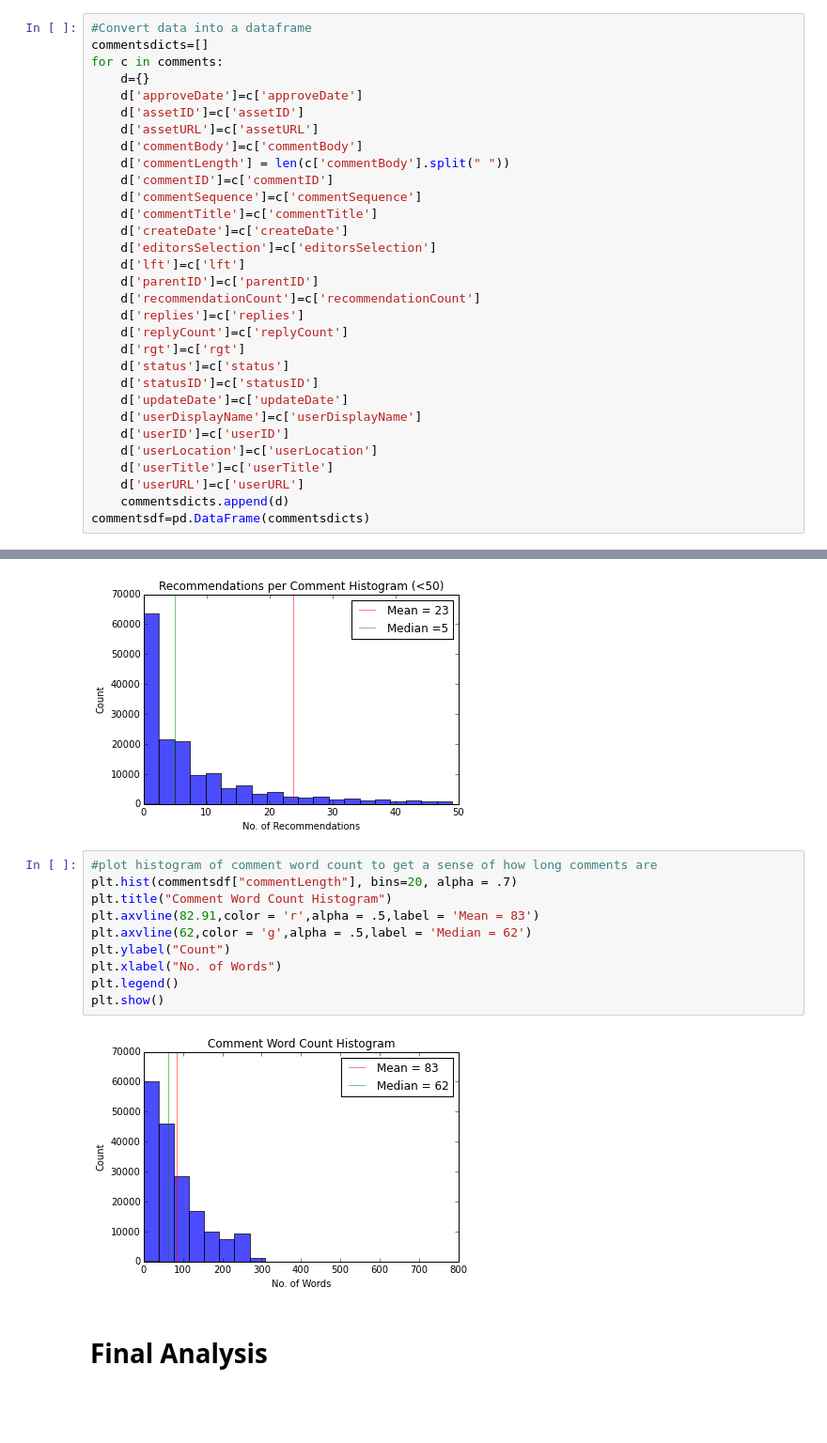
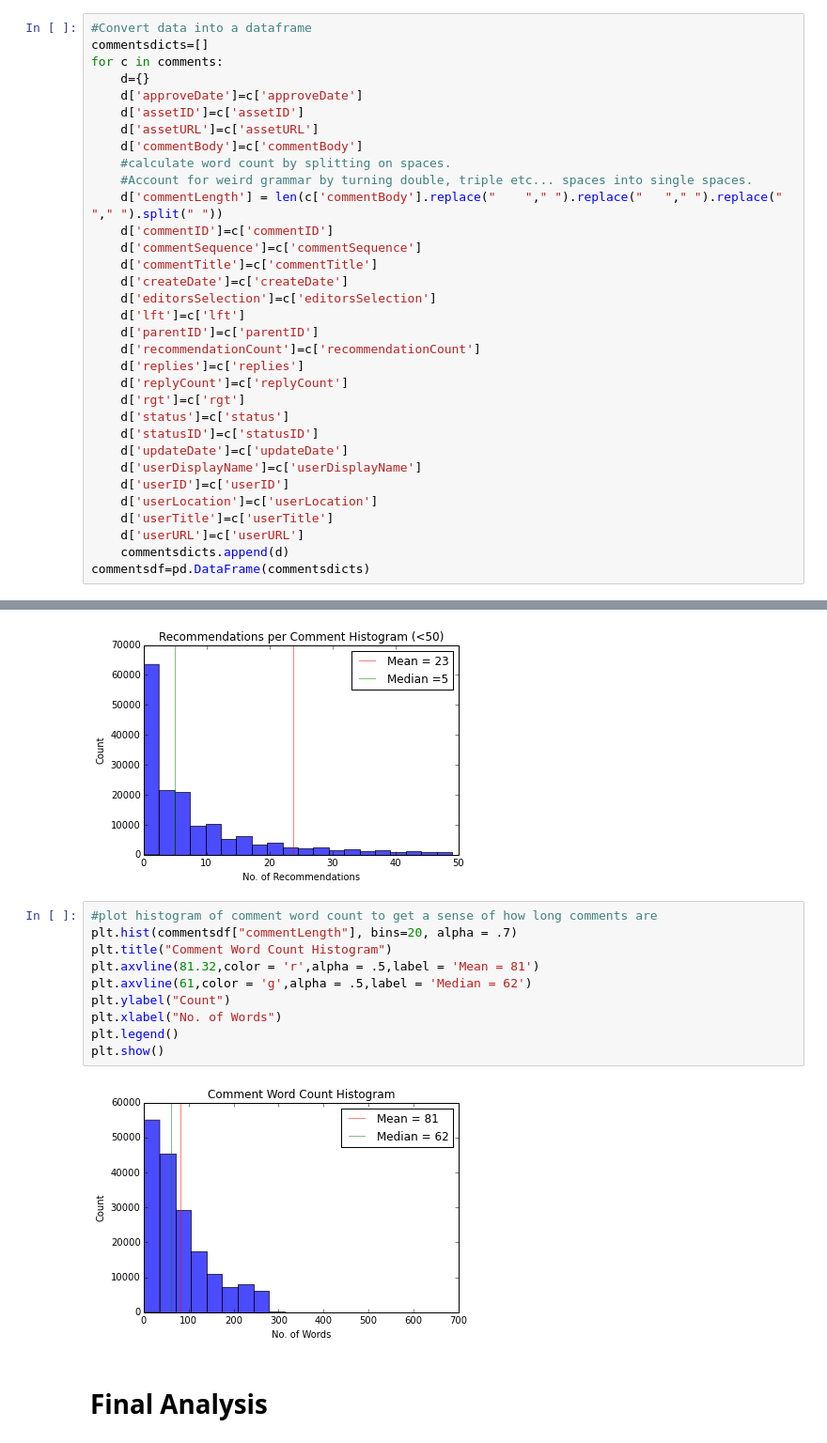
Before and after one commit to CS109-comment/NYTimes-Comment-Popularity-Prediction, a Jupyter notebook: IPython_Process_Notebook.ipynb, the cells around one changed output, grey strips where cells are left out. Shown at 94% size. Cells and saved outputs as stored; diff of their text form; blank space fills up the shorter version.

```diff
--- a/IPython_Process_Notebook.ipynb
+++ b/IPython_Process_Notebook.ipynb
@@ -131,7 +131,9 @@ for c in comments:
     d['assetID']=c['assetID']
     d['assetURL']=c['assetURL']
     d['commentBody']=c['commentBody']
-    d['commentLength'] = len(c['commentBody'].split(" "))
+    #calculate word count by splitting on spaces.
+    #Account for weird grammar by turning double, triple etc... spaces into single spaces.
+    d['commentLength'] = len(c['commentBody'].replace("    "," ").replace("   "," ").replace("  "," ").split(" "))
     d['commentID']=c['commentID']
     d['commentSequence']=c['commentSequence']
     d['commentTitle']=c['commentTitle']
@@ -250,14 +252,14 @@ plt.show()
 # %%
 #plot histogram of comment word count to get a sense of how long comments are
 plt.hist(commentsdf["commentLength"], bins=20, alpha = .7)
 plt.title("Comment Word Count Histogram")
-plt.axvline(82.91,color = 'r',alpha = .5,label = 'Mean = 83')
-plt.axvline(62,color = 'g',alpha = .5,label = 'Median = 62')
+plt.axvline(81.32,color = 'r',alpha = .5,label = 'Mean = 81')
+plt.axvline(61,color = 'g',alpha = .5,label = 'Median = 62')
 plt.ylabel("Count")
 plt.xlabel("No. of Words")
 plt.legend()
 plt.show()
 # %% [output]
-[figure, old version]
+[figure, new version]
 # %% [markdown]
 # Final Analysis
```
Also changed, not shown: parts of 1 cell of this notebook.
